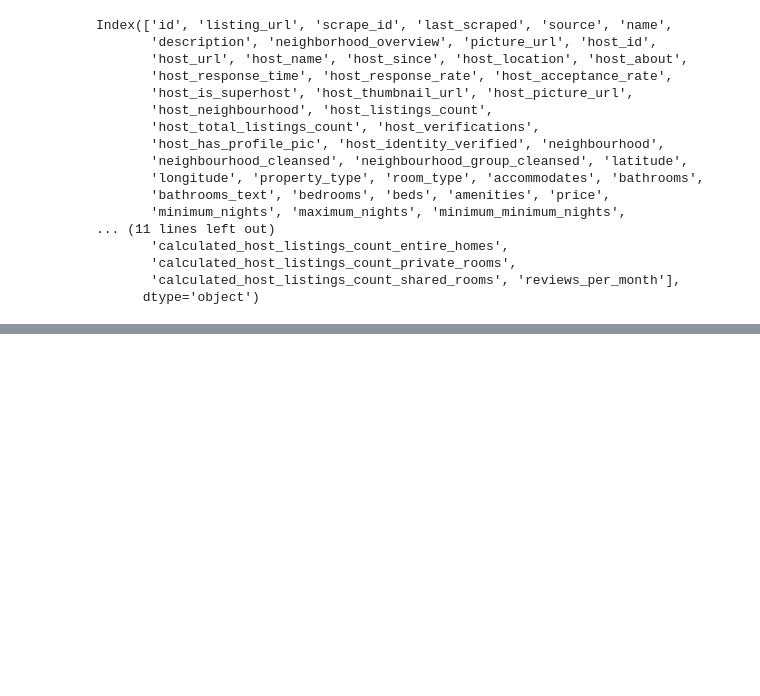
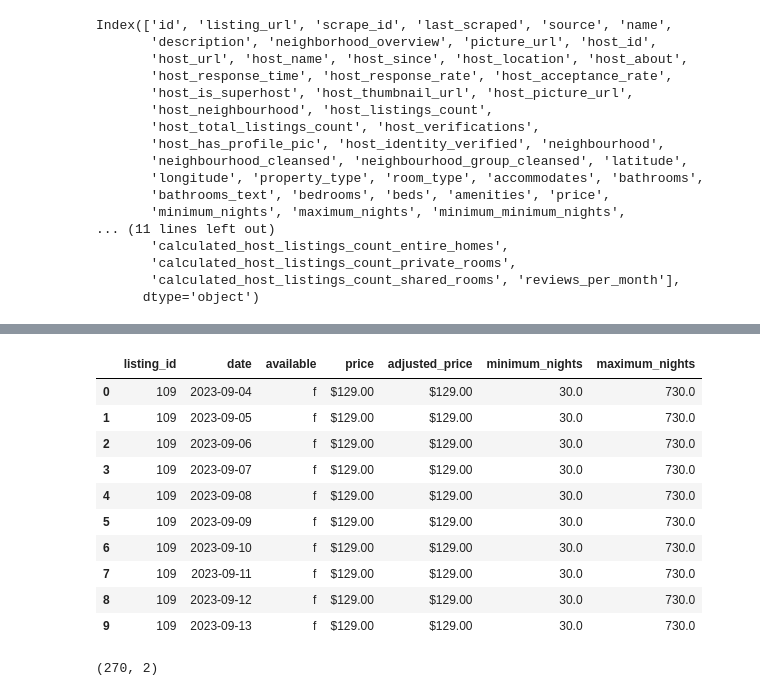
Before and after one commit to zinakhazaee/Visualization, a Jupyter notebook: airbnb.ipynb, the cells around one changed output, grey strips where cells are left out. Cells and saved outputs as stored; diff of their text form; code cells hidden in the pictures; blank space fills up the shorter version.

```diff
--- a/airbnb.ipynb
+++ b/airbnb.ipynb
@@ -67,0 +96,2 @@ memory usage: 7.4+ MB
+# %%
+df2 = pd.read_csv('/content/drive/MyDrive/New dataset/medium/loa/calendar.csv')
@@ -67,0 +119,14 @@ memory usage: 7.4+ MB
+# %%
+df2.head(10)
+# %% [output]
+|  | listing_id | date | available | price | adjusted_price | minimum_nights | maximum_nights |
+| 0 | 109 | 2023-09-04 | f | $129.00 | $129.00 | 30.0 | 730.0 |
+| 1 | 109 | 2023-09-05 | f | $129.00 | $129.00 | 30.0 | 730.0 |
+| 2 | 109 | 2023-09-06 | f | $129.00 | $129.00 | 30.0 | 730.0 |
+| 3 | 109 | 2023-09-07 | f | $129.00 | $129.00 | 30.0 | 730.0 |
+| 4 | 109 | 2023-09-08 | f | $129.00 | $129.00 | 30.0 | 730.0 |
+| 5 | 109 | 2023-09-09 | f | $129.00 | $129.00 | 30.0 | 730.0 |
+| 6 | 109 | 2023-09-10 | f | $129.00 | $129.00 | 30.0 | 730.0 |
+| 7 | 109 | 2023-09-11 | f | $129.00 | $129.00 | 30.0 | 730.0 |
+| 8 | 109 | 2023-09-12 | f | $129.00 | $129.00 | 30.0 | 730.0 |
+| 9 | 109 | 2023-09-13 | f | $129.00 | $129.00 | 30.0 | 730.0 |
@@ -67,0 +135,4 @@ memory usage: 7.4+ MB
+# %%
+df3.shape
+# %% [output]
+(270, 2)
```
Also changed, not shown: parts of 12 cells of this notebook.
